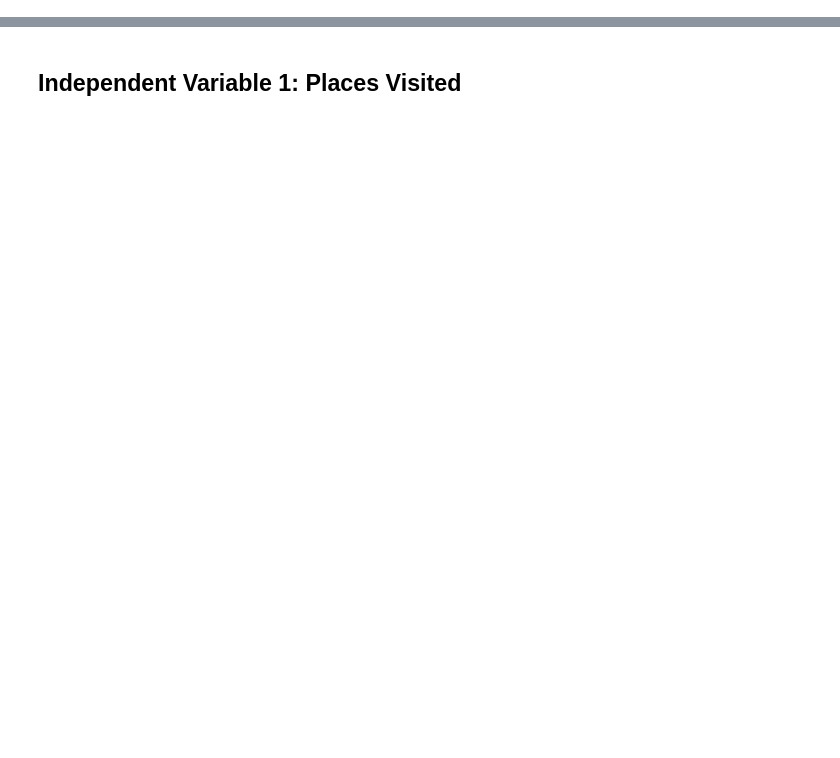
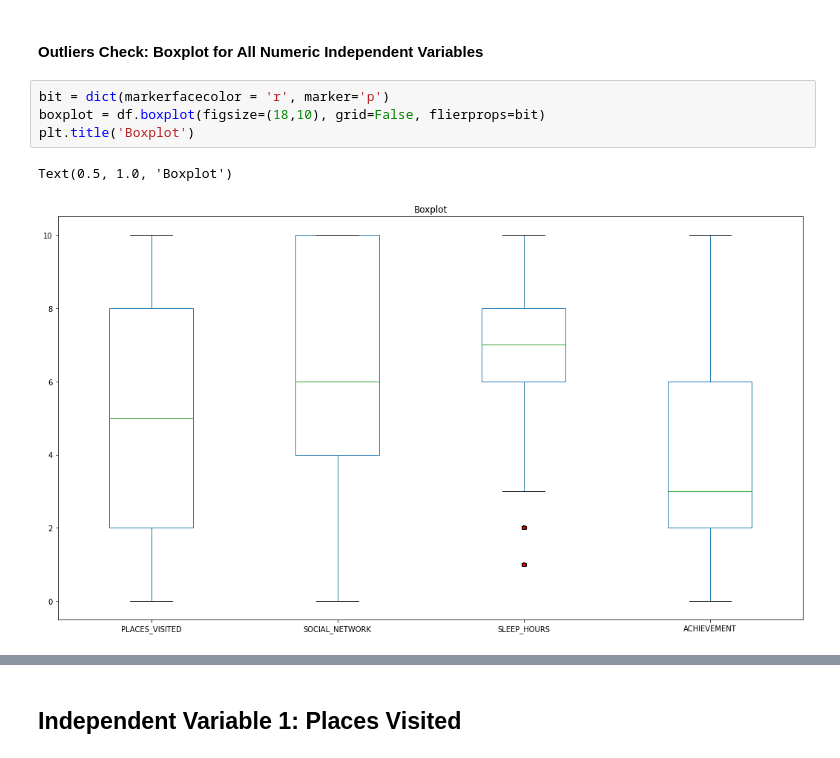
Before and after one commit to RongerYang/Stress_Level_And_Lifestyles, a Jupyter notebook: ANOVA_Test_v1.1.ipynb, the cells around one changed output, grey strips where cells are left out. Cells and saved outputs as stored; diff of their text form; blank space fills up the shorter version.

Commit message:
adding assumption check for one-way anova

```diff
--- a/ANOVA_Test_v1.1.ipynb
+++ b/ANOVA_Test_v1.1.ipynb
@@ -56,0 +126,9 @@ df
+# %% [markdown]
+#### Outliers Check: Boxplot for All Numeric Independent Variables
+# %%
+bit = dict(markerfacecolor = 'r', marker='p')
+boxplot = df.boxplot(figsize=(18,10), grid=False, flierprops=bit)
+plt.title('Boxplot')
+# %% [output]
+Text(0.5, 1.0, 'Boxplot')
+[figure, added]
```
Also changed, not shown: parts of 31 cells of this notebook.
